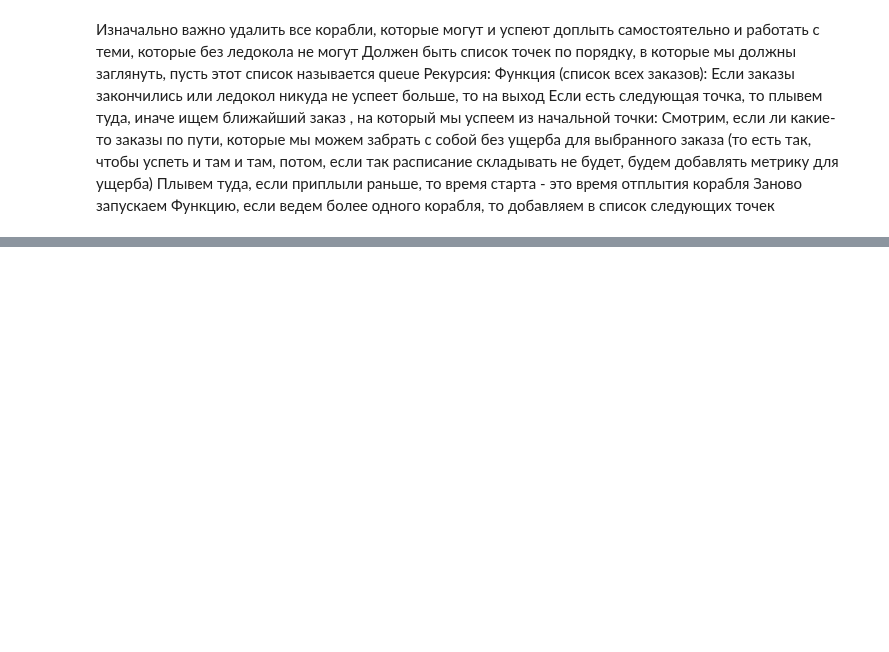
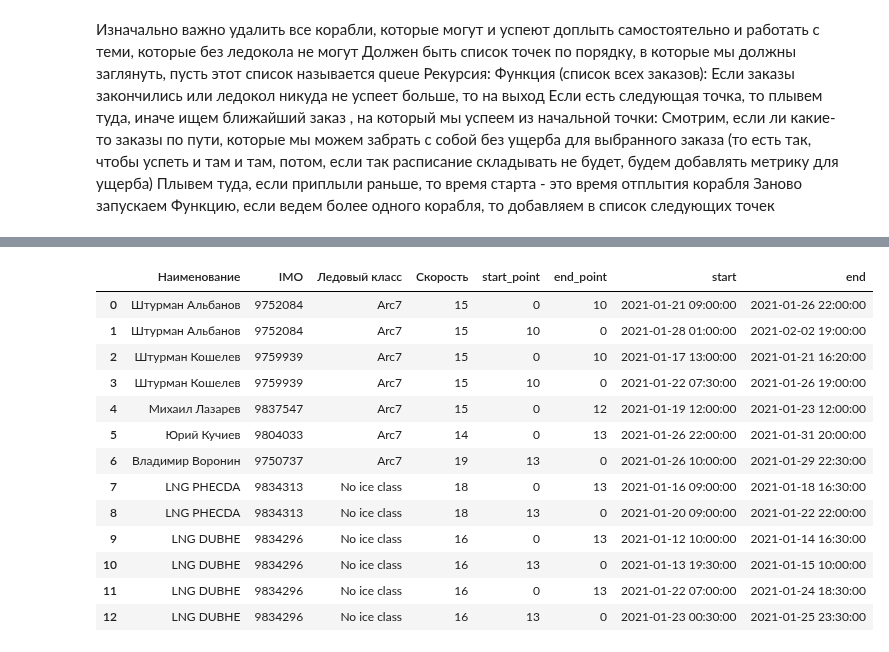
Before and after one commit to sudo-odner/hack-08-09-23, a Jupyter notebook: polina.ipynb, the cells around one changed output, grey strips where cells are left out. Saved outputs shown, nothing was run; the diff lists cells and outputs as text; code cells hidden in the pictures; blank space fills up the shorter version.

```diff
--- a/polina.ipynb
+++ b/polina.ipynb
@@ -688,0 +925,27 @@ Timestamp('2020-12-27 23:00:00')
+# %%
+import datetime
+time_start = 0
+df_try = pd.read_csv("data_from_site_2.csv")
+df=df_try.copy()
+
+def swapPositions(list, pos1, pos2):
+
+    list[pos1], list[pos2] = list[pos2], list[pos1]
+    return list
+
+df
+# %% [output]
+|  | Наименование | IMO | Ледовый класс | Скорость | start_point | end_point | start | end |
+| 0 | Штурман Альбанов | 9752084 | Arc7 | 15 | 0 | 10 | 2021-01-21 09:00:00 | 2021-01-26 22:00:00 |
+| 1 | Штурман Альбанов | 9752084 | Arc7 | 15 | 10 | 0 | 2021-01-28 01:00:00 | 2021-02-02 19:00:00 |
+| 2 | Штурман Кошелев | 9759939 | Arc7 | 15 | 0 | 10 | 2021-01-17 13:00:00 | 2021-01-21 16:20:00 |
+| 3 | Штурман Кошелев | 9759939 | Arc7 | 15 | 10 | 0 | 2021-01-22 07:30:00 | 2021-01-26 19:00:00 |
+| 4 | Михаил Лазарев | 9837547 | Arc7 | 15 | 0 | 12 | 2021-01-19 12:00:00 | 2021-01-23 12:00:00 |
+| 5 | Юрий Кучиев | 9804033 | Arc7 | 14 | 0 | 13 | 2021-01-26 22:00:00 | 2021-01-31 20:00:00 |
+| 6 | Владимир Воронин | 9750737 | Arc7 | 19 | 13 | 0 | 2021-01-26 10:00:00 | 2021-01-29 22:30:00 |
+| 7 | LNG PHECDA | 9834313 | No ice class | 18 | 0 | 13 | 2021-01-16 09:00:00 | 2021-01-18 16:30:00 |
+| 8 | LNG PHECDA | 9834313 | No ice class | 18 | 13 | 0 | 2021-01-20 09:00:00 | 2021-01-22 22:00:00 |
+| 9 | LNG DUBHE | 9834296 | No ice class | 16 | 0 | 13 | 2021-01-12 10:00:00 | 2021-01-14 16:30:00 |
+| 10 | LNG DUBHE | 9834296 | No ice class | 16 | 13 | 0 | 2021-01-13 19:30:00 | 2021-01-15 10:00:00 |
+| 11 | LNG DUBHE | 9834296 | No ice class | 16 | 0 | 13 | 2021-01-22 07:00:00 | 2021-01-24 18:30:00 |
+| 12 | LNG DUBHE | 9834296 | No ice class | 16 | 13 | 0 | 2021-01-23 00:30:00 | 2021-01-25 23:30:00 |
```
Also changed, not shown: parts of 26 cells of this notebook, 7 other files.
